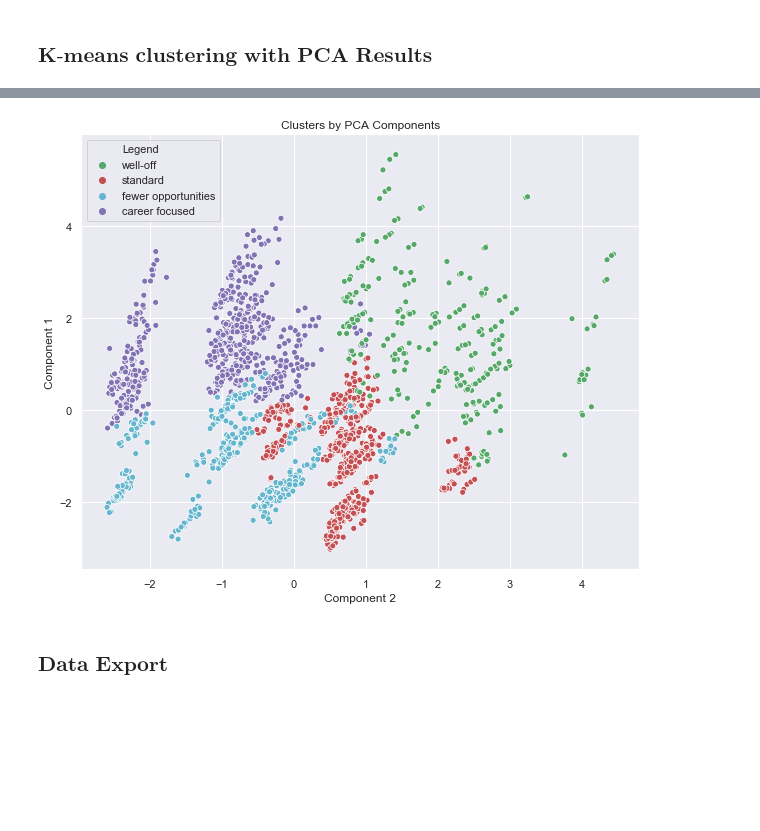
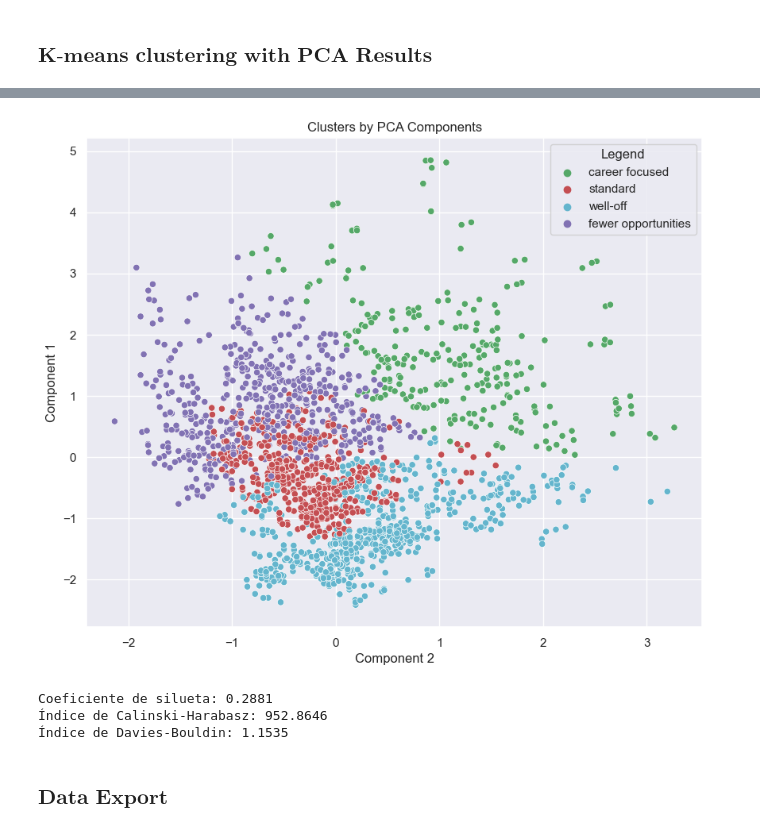
Before and after one commit to Ael-Dev/projects-of-data-science-applied-to-business, a Jupyter notebook: Marketing/Customer Analytics Segmentation.ipynb, the cells around one changed output, grey strips where cells are left out. Saved outputs shown, nothing was run; the diff lists cells and outputs as text; code cells hidden in the pictures; blank space fills up the shorter version.

```diff
--- a/Marketing/Customer Analytics Segmentation.ipynb
+++ b/Marketing/Customer Analytics Segmentation.ipynb
@@ -163,8 +212,8 @@ Se rechaza la hipótesis nula de normalidad
 # %%
-df_segmentation["Income_transf_log"] = np.log(df_segmentation["Income"]) # transformacion log
+#df_segmentation["Income_transf_log"] = np.sqrt(df_segmentation["Income"]) # transformacion log
 #df_segmentation["age_transf_cub"] = np.cbrt(df_segmentation["Age"]) # cubica
 
-#from scipy.stats import boxcox
-#df_segmentation["Income_boxcox"] = boxcox(df_segmentation["Income"], 0.5)
+from scipy.stats import boxcox
+df_segmentation["Income_boxcox"] = boxcox(df_segmentation["Income"], 0.5)
 df_segmentation.head()
 # %% [output]
@@ -188,0 +227,3 @@ Se rechaza la hipótesis nula de normalidad
+# %%
+df_segmentation["Age_log"] = np.log(df_segmentation["Age"])
+df_segmentation.head()
@@ -188,0 +276,12 @@ Se rechaza la hipótesis nula de normalidad
+# %%
+# Importar librería
+from sklearn.preprocessing import RobustScaler
+
+# Crear el objeto Robust Scaler
+scaler = RobustScaler()
+
+# Ajustar y transformar el dataframe
+df_segmentation_scaled = scaler.fit_transform(df_segmentation)
+
+# Convertir el resultado en un nuevo dataframe
+df_segmentation_scaled = pd.DataFrame(df_segmentation_scaled, columns=df_segmentation.columns)
@@ -270,5 +401,6 @@ Text(0.5, 1.0, 'Visualization of raw data')
 # Otherwise, in our case Income would be considered much more important than Education for Instance.
 # We do not know if this is the case, so we would not like to introduce it to our model.
 # This is what is also refered to as bias.
-scaler = StandardScaler()
-segmentation_std = scaler.fit_transform(df_segmentation)
+#scaler = StandardScaler()
+#segmentation_std = scaler.fit_transform(df_segmentation)
+segmentation_std = df_segmentation_scaled
@@ -566,13 +720,29 @@ df_segm_pca_kmeans['Legend'] = df_segm_pca_kmeans['Segment K-means PCA'].map({0:
 # %%
 # Plot data by PCA components. The Y axis is the first component, X axis is the second.
 x_axis = df_segm_pca_kmeans['Component 2']
 y_axis = df_segm_pca_kmeans['Component 1']
 plt.figure(figsize = (10, 8))
-sns.scatterplot(x_axis, y_axis, hue = df_segm_pca_kmeans['Legend'], palette = ['g', 'r', 'c', 'm'])
+sns.scatterplot(x=x_axis, y=y_axis, hue = df_segm_pca_kmeans['Legend'], palette = ['g', 'r', 'c', 'm'])
 plt.title('Clusters by PCA Components')
 plt.show()
 # %% [output]
-[figure, old version]
+[figure, new version]
+# %%
+labels = kmeans_pca.labels_
+
+# Calcular métricas de evaluación
+silhouette = silhouette_score(scores_pca, labels)
+calinski = calinski_harabasz_score(scores_pca, labels)
+davies = davies_bouldin_score(scores_pca, labels)
+
+# Mostrar resultados
+print(f"Coeficiente de silueta: {silhouette:.4f}")
+print(f"Índice de Calinski-Harabasz: {calinski:.4f}")
+print(f"Índice de Davies-Bouldin: {davies:.4f}")
+# %% [output]
+Coeficiente de silueta: 0.2881
+Índice de Calinski-Harabasz: 952.8646
+Índice de Davies-Bouldin: 1.1535
 # %% [markdown]
 ### ${\textbf{Data Export}}$
 # %%
```
Also changed, not shown: parts of 56 cells of this notebook.
